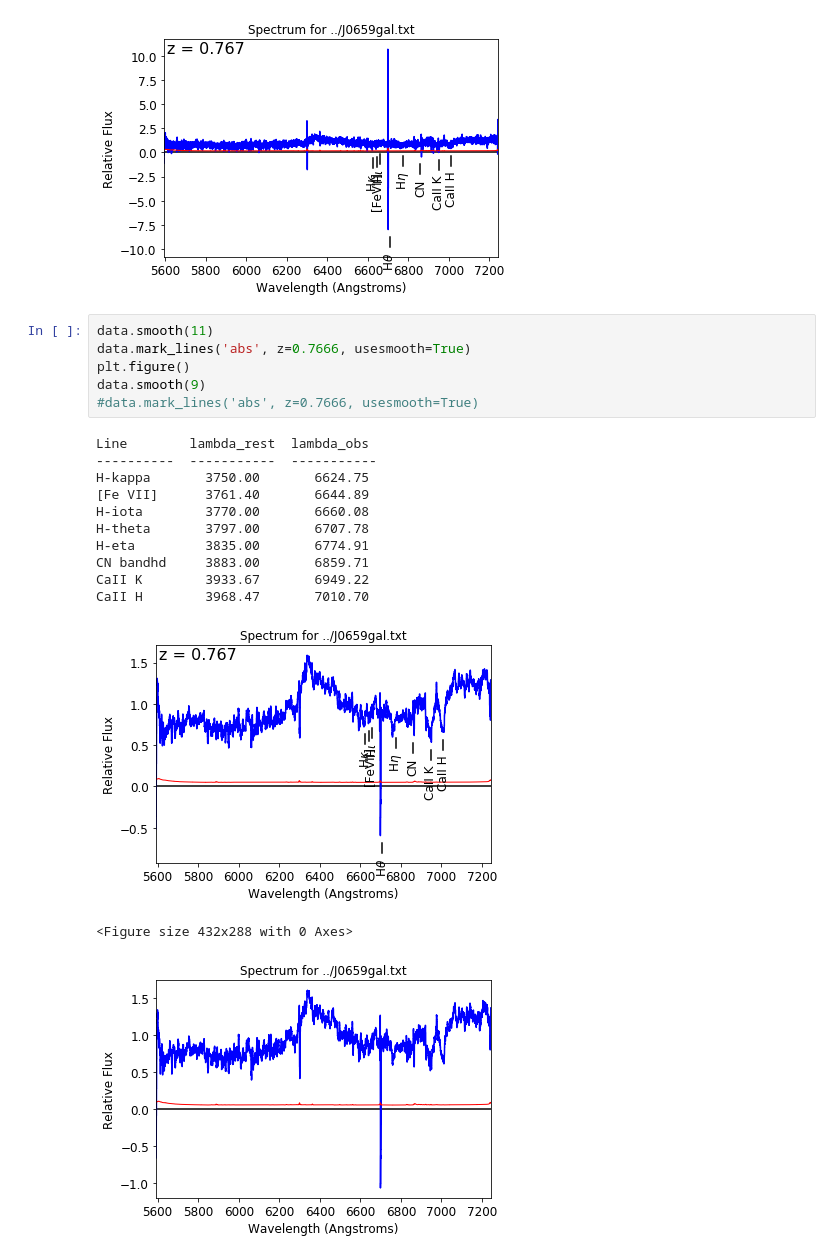
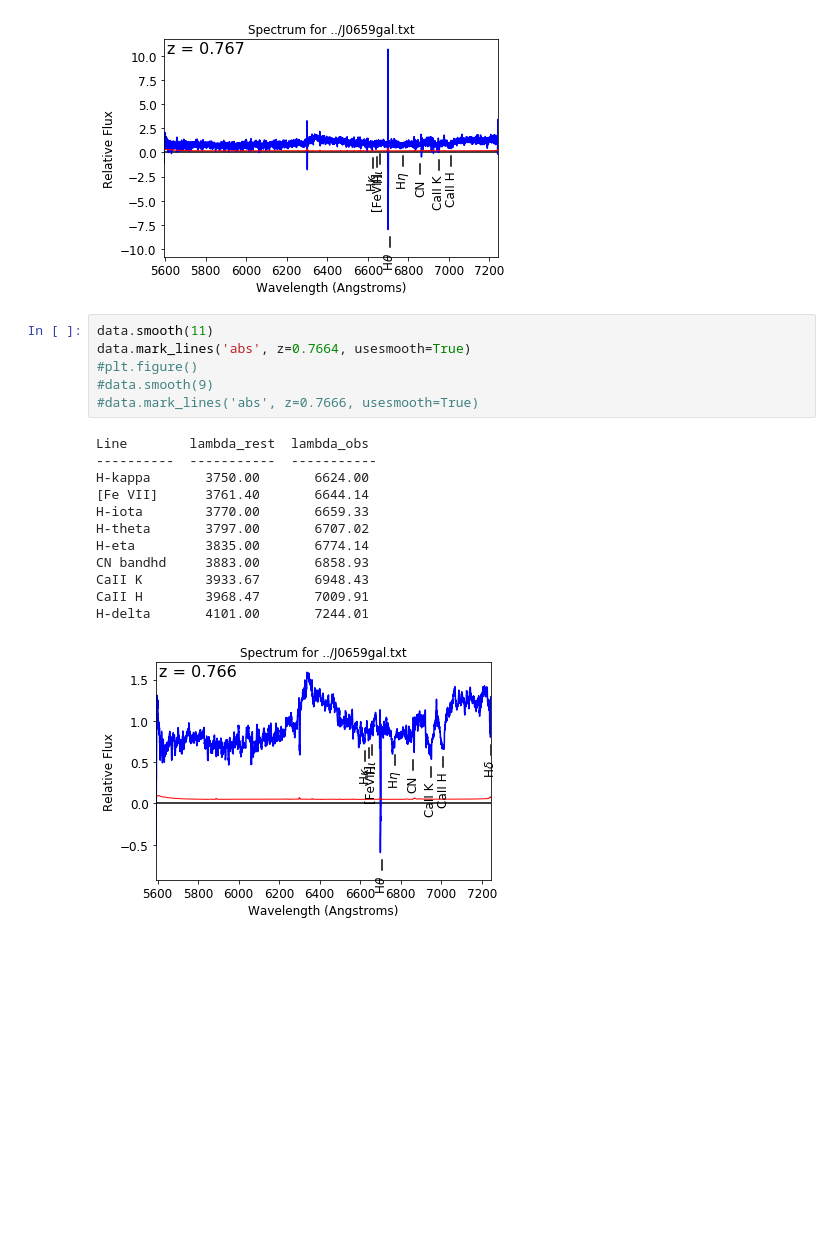
Before and after one commit to pmozumdar/ppxf_code, a Jupyter notebook: velocity_dispersion_J0659.ipynb, the cells around one changed output. Drawn from its saved outputs; the diff is of its cells as text; blank space fills up the shorter version.

```diff
--- a/velocity_dispersion_J0659.ipynb
+++ b/velocity_dispersion_J0659.ipynb
@@ -40,21 +40,20 @@ CaII H        3968.47       7010.70
 [figure]
 # %%
 data.smooth(11)
-data.mark_lines('abs', z=0.7666, usesmooth=True)
-plt.figure()
-data.smooth(9)
+data.mark_lines('abs', z=0.7664, usesmooth=True)
+#plt.figure()
+#data.smooth(9)
 #data.mark_lines('abs', z=0.7666, usesmooth=True)
 # %% [output]
 Line        lambda_rest  lambda_obs
 ----------  -----------  -----------
-H-kappa       3750.00       6624.75
-[Fe VII]      3761.40       6644.89
-H-iota        3770.00       6660.08
-H-theta       3797.00       6707.78
-H-eta         3835.00       6774.91
-CN bandhd     3883.00       6859.71
-CaII K        3933.67       6949.22
-CaII H        3968.47       7010.70
+H-kappa       3750.00       6624.00
+[Fe VII]      3761.40       6644.14
+H-iota        3770.00       6659.33
+H-theta       3797.00       6707.02
+H-eta         3835.00       6774.14
+CN bandhd     3883.00       6858.93
+CaII K        3933.67       6948.43
+CaII H        3968.47       7009.91
+H-delta       4101.00       7244.01
-[figure, old version]
+[figure, new version]
-<Figure size 432x288 with 0 Axes>
-[figure, removed]
```
Also changed, not shown: parts of 20 cells of this notebook.
